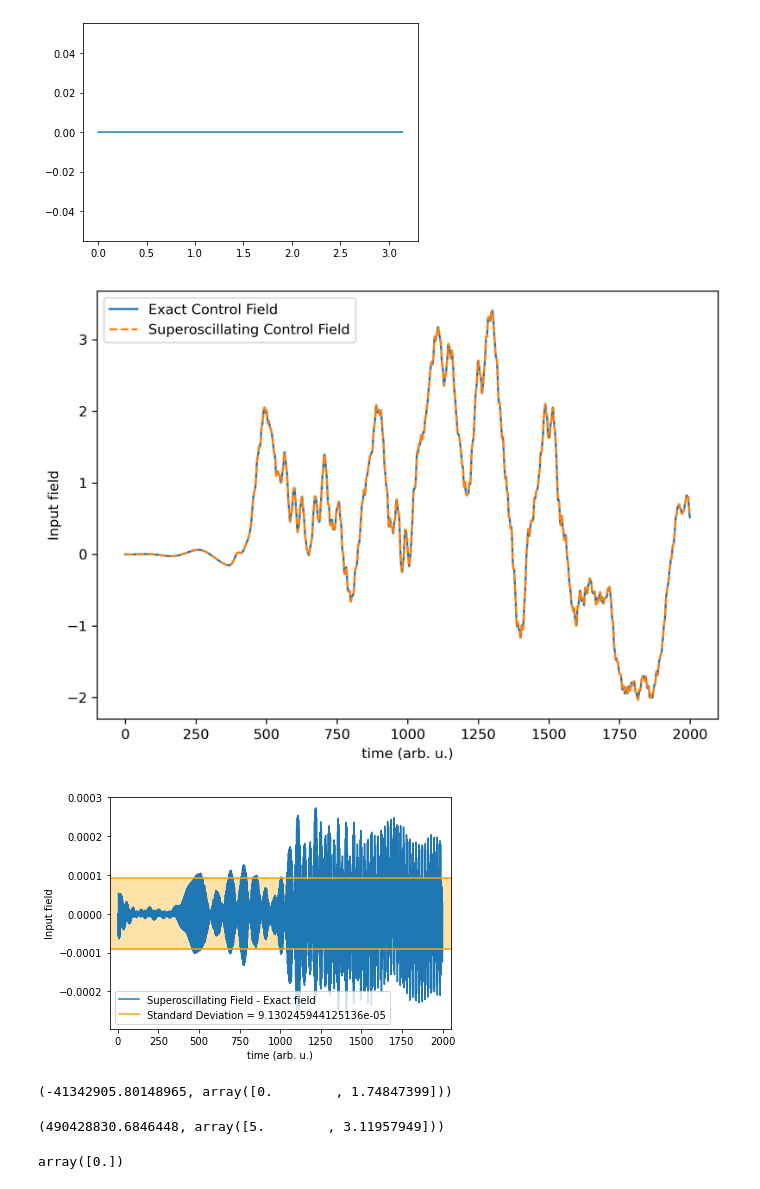
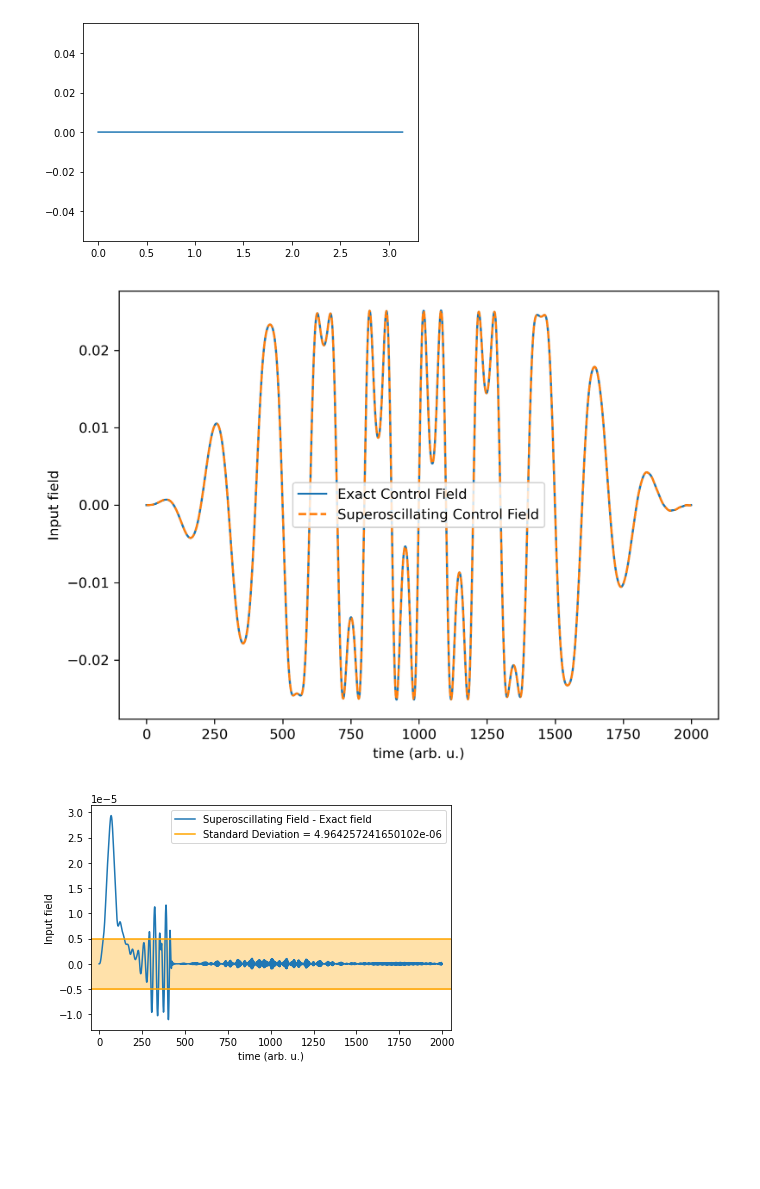
Before and after one commit to dibondar/superoscilations, a Jupyter notebook: superoscilations_for_quantum_control/FittingSCF.ipynb, the cells around one changed output. Drawn from its saved outputs; the diff is of its cells as text; code cells hidden in the pictures; blank space fills up the shorter version.

```diff
--- a/superoscilations_for_quantum_control/FittingSCF.ipynb
+++ b/superoscilations_for_quantum_control/FittingSCF.ipynb
@@ -22,8 +26,8 @@ N_up = L // 2 + L % 2  # number of fermions with spin up
 N_down = L // 2    # number of fermions with spin down
 N = N_up + N_down  # number of particles
 t0 = 0.52     # hopping strength
-U = 5.0 * t0  # interaction strength
-a_scale = 80
+U = 2.0 * t0  # interaction strength
+a_scale = 60
 pbc = True
 
 """Laser pulse parameters"""
@@ -144,10 +143,10 @@ plt.plot(t, superoscilating_pulse(t, *popt))
 n = 5
 
 fields = np.array(
-    [Phi(t, f, s) for f, s in product(np.linspace(0, 20, n), np.linspace(0, np.pi, 200 * n))]
+    [Phi(t, f, s) for f, s in product(np.linspace(0, 20, n), np.linspace(0, np.pi, 100 * n))]
 ).T
 # %%
-x = lstsq(fields, tracking_phi)[0]
+x = nnls(fields, tracking_phi)[0]
 # %%
 #plt.plot(phi, '--', color='k',label='Transform Limited Field')
 plt.figure(figsize=(7, 5), dpi=300)
@@ -161,28 +160,28 @@ plt.tight_layout()
 plt.savefig("./Plots/Comparison_plots/Test.pdf")
 plt.show()
 # %% [output]
-[figure, old version]
+[figure, new version]
 # %%
 field_diff = (fields @ x)-tracking_phi
 avg_diff = sum(field_diff) / len(field_diff)
 std_dev_num = []
-for _ in range(0,len(field_diff)):
-    std_dev_num.append((field_diff[_] + avg_diff) ** 2)
+for n in range(0,len(field_diff)):
+    std_dev_num.append((field_diff[n] + avg_diff) ** 2)
 std_dev = np.sqrt(sum(std_dev_num)/len(field_diff))
 
 plt.plot(field_diff, label='Superoscillating Field - Exact field')
 plt.axhline(y=std_dev, linestyle='-', color='orange', label='Standard Deviation = ' + str(std_dev))
 plt.axhline(y=-std_dev, linestyle='-', color='orange')
 plt.fill_between([-50,len(field_diff)+50], -std_dev,std_dev,facecolor="orange",
             color='orange',
         alpha=0.333)
 
 plt.legend()
 plt.xlim(-50,len(field_diff)+50)
 plt.xlabel('time (arb. u.)')
 plt.ylabel('Input field')
 plt.tight_layout()
 plt.savefig("./Plots/Comparison_plots/DifferencePlot.pdf")
 plt.show()
 # %% [output]
-[figure, old version]
+[figure, new version]
@@ -191,14 +187,0 @@ params = np.array(list(product(np.linspace(0, 20, n), np.linspace(0, np.pi, 200
-# %%
-indx = np.argmax(np.abs(x[:1000]))
-x[indx], params[indx]
-# %% [output]
-(-41342905.80148965, array([0.        , 1.74847399]))
-# %%
-indx = 1000 + np.argmax(np.abs(x[1000:2000]))
-x[indx], params[indx]
-# %% [output]
-(490428830.6846448, array([5.        , 3.11957949]))
-# %%
-np.unique(params[:1000,0])
-# %% [output]
-array([0.])
```
Also changed, not shown: parts of 18 cells of this notebook, 6 other files.
